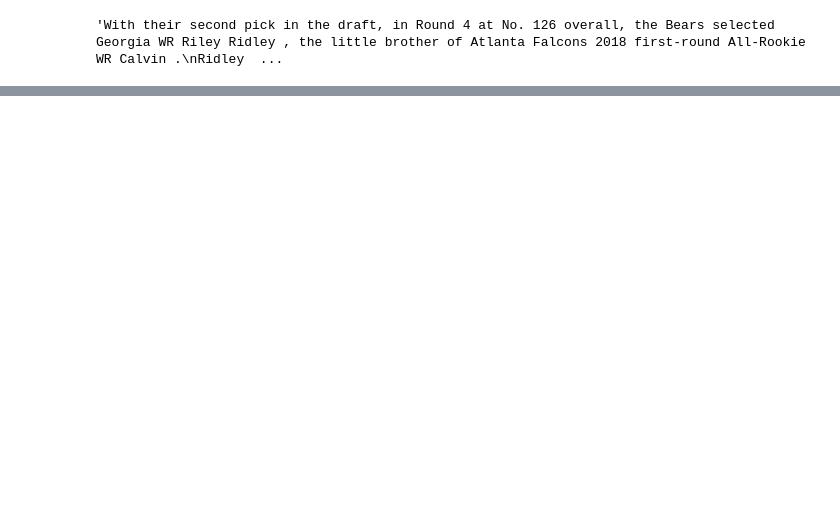
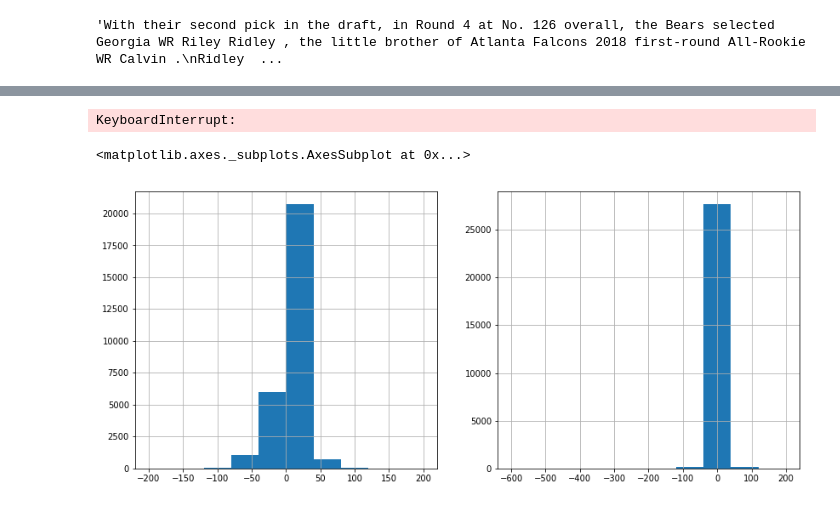
Before and after one commit to scottshepard/MScA, a Jupyter notebook: 32018/Assignments/FinalProject.ipynb, the cells around one changed output, grey strips where cells are left out. Cells and saved outputs as stored; diff of their text form; code cells hidden in the pictures; blank space fills up the shorter version.

```diff
--- a/32018/Assignments/FinalProject.ipynb
+++ b/32018/Assignments/FinalProject.ipynb
@@ -3,2 +31,3 @@ import pandas as pd
 # %%
-df = pd.read_pickle('~/Datasets/32018/news_chicago_il.pkl')
+df = pd.read_pickle(os.path.expanduser('~/Datasets/32018/news_chicago_il.pkl'))
+df.head()
@@ -17,0 +49,3 @@ df.text[0]
+# %%
+from afinn import Afinn
+afinn = Afinn(language='en')
@@ -17,0 +98,25 @@ df.text[0]
+# %%
+def word_count(text_string):
+    '''Calculate the number of words in a string'''
+    return len(text_string.split())
+# %%
+# This cell takes a long time
+
+df['afinn_score_title'] = df.title.apply(afinn.score)
+df['afinn_score_text'] = df.text.apply(afinn.score)
+
+df['word_count_title'] = df.title.apply(word_count)
+df['word_count_text'] = df.text.apply(word_count)
+
+df['afinn_adjusted_title'] = df.afinn_score_title / df.word_count_title * 100
+df['afinn_adjusted_text'] = df.afinn_score_text / df.word_count_text * 100
+# %% [output]
+KeyboardInterrupt:
+# %%
+fig, axes = plt.subplots(ncols=2, figsize=(14,6))
+
+df.afinn_adjusted_title.hist(ax=axes[0])
+df.afinn_adjusted_text.hist(ax=axes[1])
+# %% [output]
+<matplotlib.axes._subplots.AxesSubplot at 0x...>
+[figure, added]
```
Also changed, not shown: parts of 23 cells of this notebook.
